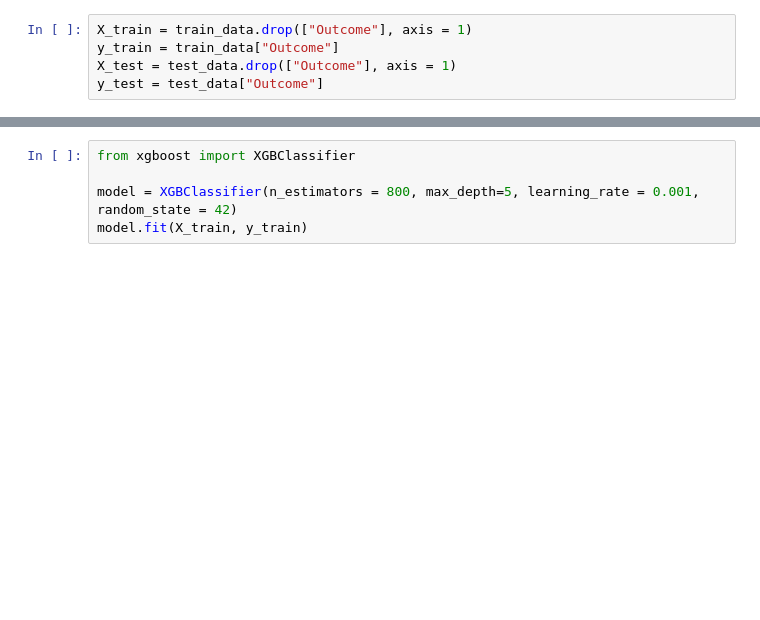
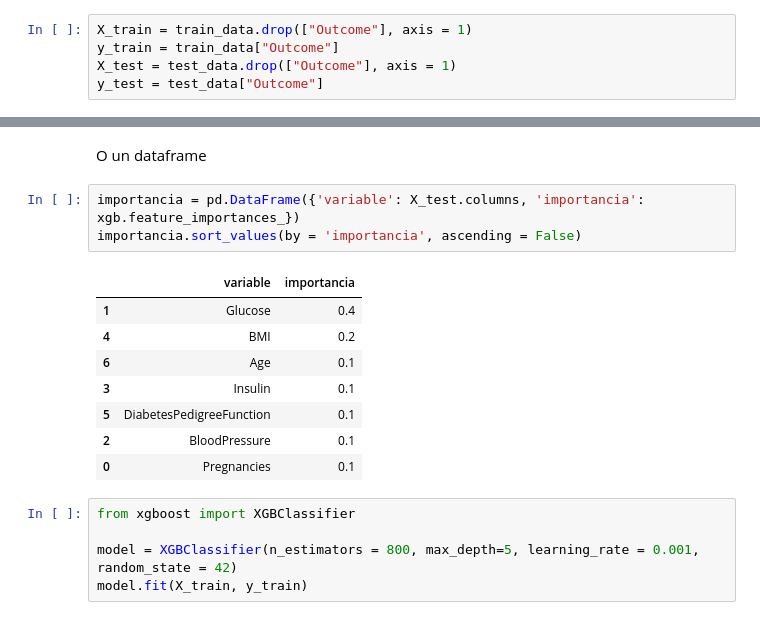
Before and after one commit to mvlarra/Project_ML_boosting-algorithms-project_VL, a Jupyter notebook: Project_ML_Boosting_VL.ipynb, the cells around one changed output, grey strips where cells are left out. Drawn from its saved outputs; the diff is of its cells as text; blank space fills up the shorter version.

```diff
--- a/Project_ML_Boosting_VL.ipynb
+++ b/Project_ML_Boosting_VL.ipynb
@@ -114,3 +181,17 @@ XGBClassifier(base_score=None, booster=None, callbacks=None,
+# %% [markdown]
+O un dataframe
+# %%
+importancia = pd.DataFrame({'variable': X_test.columns, 'importancia': xgb.feature_importances_})
+importancia.sort_values(by = 'importancia', ascending = False)
+# %% [output]
+|  | variable | importancia |
+| 1 | Glucose | 0.4 |
+| 4 | BMI | 0.2 |
+| 6 | Age | 0.1 |
+| 3 | Insulin | 0.1 |
+| 5 | DiabetesPedigreeFunction | 0.1 |
+| 2 | BloodPressure | 0.1 |
+| 0 | Pregnancies | 0.1 |
 # %%
 from xgboost import XGBClassifier
 
```
Also changed, not shown: parts of 21 cells of this notebook.
